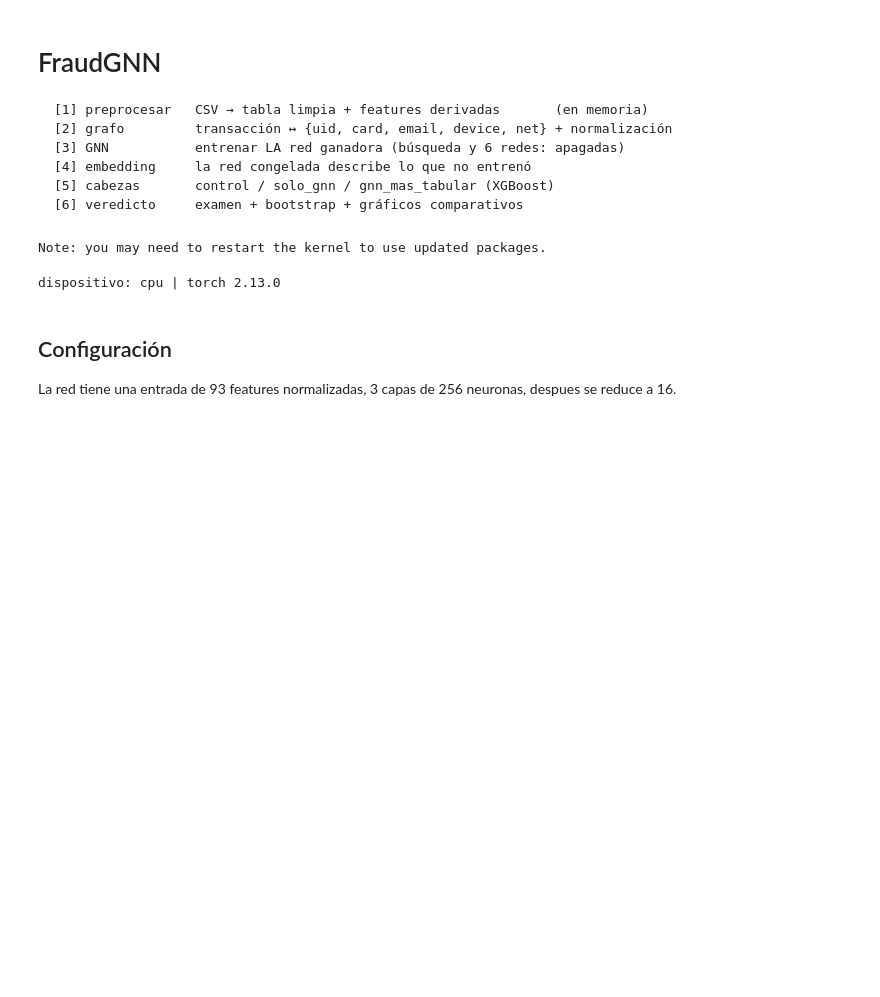
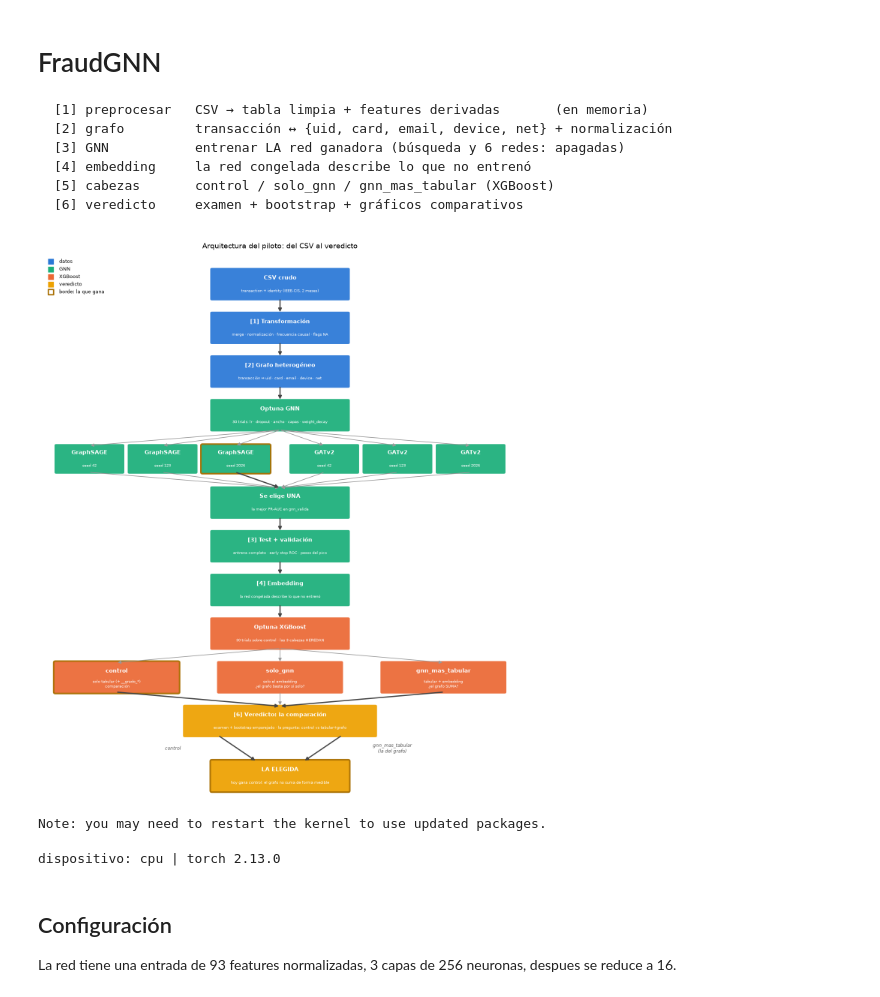
Before and after one commit to fredtorrealba/fraudgnn-continual, a Jupyter notebook: notebooks/piloto_fraudgnn.ipynb, the cells around one changed output. Drawn from its saved outputs; the diff is of its cells as text; code cells hidden in the pictures; blank space fills up the shorter version.

````diff
--- a/notebooks/piloto_fraudgnn.ipynb
+++ b/notebooks/piloto_fraudgnn.ipynb
@@ -9,6 +9,103 @@
 [5] cabezas       control / solo_gnn / gnn_mas_tabular (XGBoost)
 [6] veredicto     examen + bootstrap + gráficos comparativos
 ```
+# %%
+# ── Diagrama de la arquitectura: del CSV al veredicto, con las bifurcaciones
+# Autocontenido a propósito: corre antes de la celda de entorno.
+import matplotlib.pyplot as plt
+from matplotlib.patches import FancyBboxPatch, FancyArrowPatch
+
+C_DATO, C_GNN, C_XGB, C_FIN = "#2a78d6", "#1baf7a", "#eb6834", "#eda100"
+
+fig, ax = plt.subplots(figsize=(13, 15))
+ax.set_xlim(0, 14); ax.set_ylim(-0.55, 18.6); ax.axis("off")
+CX = 7.0                                   # el eje central del flujo
+
+def caja(cx, cy, w, h, titulo, detalle, color, ganadora=False):
+    ax.add_patch(FancyBboxPatch((cx - w/2, cy - h/2), w, h,
+                                boxstyle="round,pad=0.05", facecolor=color,
+                                edgecolor="#a86e00" if ganadora else "none",
+                                linewidth=3 if ganadora else 0, alpha=0.93))
+    dy = 0.22 if detalle else 0
+    ax.text(cx, cy + dy, titulo, ha="center", va="center",
+            fontsize=10.5, fontweight="bold", color="white")
+    if detalle:
+        ax.text(cx, cy - 0.24, detalle, ha="center", va="center",
+                fontsize=7.5, color="white")
+    return cx, cy
+
+def flecha(p, q, gruesa=False):
+    ax.add_patch(FancyArrowPatch(p, q, arrowstyle="-|>", mutation_scale=13,
+                                 color="#444444" if gruesa else "#999999",
+                                 linewidth=2.2 if gruesa else 1.2,
+                                 shrinkA=2, shrinkB=2))
+
+W, H = 4.0, 1.05                           # cajas del eje central
+Y = dict(csv=17.55, transf=16.0, grafo=14.45, opt_gnn=12.9, redes=11.35,
+         elige=9.8, test=8.25, emb=6.7, opt_xgb=5.15, cabezas=3.6,
+         veredicto=2.05, elegida=0.1)
+
+# ── el eje central ───────────────────────────────────────────────────────────
+caja(CX, Y["csv"],    W, H, "CSV crudo", "transaction + identity (IEEE-CIS, 2 meses)", C_DATO)
+caja(CX, Y["transf"], W, H, "[1] Transformación", "merge · normalización · frecuencia causal · flags NA", C_DATO)
+caja(CX, Y["grafo"],  W, H, "[2] Grafo heterogéneo", "transacción ↔ uid · card · email · device · net", C_DATO)
+caja(CX, Y["opt_gnn"], W, H, "Optuna GNN", "30 trials: lr · dropout · ancho · capas · weight_decay", C_GNN)
+caja(CX, Y["elige"],  W, H, "Se elige UNA", "la mejor PR-AUC en gnn_valida", C_GNN)
+caja(CX, Y["test"],   W, H, "[3] Test + validación", "entrena completo · early stop ROC · pesos del pico", C_GNN)
+caja(CX, Y["emb"],    W, H, "[4] Embedding", "la red congelada describe lo que no entrenó", C_GNN)
+caja(CX, Y["opt_xgb"], W, H, "Optuna XGBoost", "30 trials sobre control · las 3 cabezas HEREDAN", C_XGB)
+caja(CX, Y["veredicto"], W + 1.6, H, "[6] Veredicto: la comparación",
+     "examen + bootstrap emparejado · la pregunta: control vs tabular+grafo", C_FIN)
+caja(CX, Y["elegida"], W, H, "LA ELEGIDA", "hoy gana control: el grafo no suma de forma medible", C_FIN, ganadora=True)
+
+for a, b in [("csv", "transf"), ("transf", "grafo"), ("grafo", "opt_gnn"),
+             ("elige", "test"), ("test", "emb"), ("emb", "opt_xgb")]:
+    flecha((CX, Y[a] - H/2), (CX, Y[b] + H/2), gruesa=True)
+
+# ── bifurcación 1: las 6 redes (2 arquitecturas × 3 semillas) ────────────────
+w6, h6 = 1.95, 0.95
+xs6 = [1.4, 3.55, 5.7, 8.3, 10.45, 12.6]
+redes = [("GraphSAGE", 42), ("GraphSAGE", 123), ("GraphSAGE", 2026),
+         ("GATv2", 42), ("GATv2", 123), ("GATv2", 2026)]
+for x, (arq, seed) in zip(xs6, redes):
+    gana = (arq == "GraphSAGE" and seed == 2026)     # la que ganó de verdad
+    caja(x, Y["redes"], w6, h6, arq, f"seed {seed}", C_GNN, ganadora=gana)
+    flecha((CX, Y["opt_gnn"] - H/2), (x, Y["redes"] + h6/2))
+    flecha((x, Y["redes"] - h6/2), (CX, Y["elige"] + H/2), gruesa=gana)
+
+# ── bifurcación 2: las 3 cabezas XGBoost ─────────────────────────────────────
+w3, h3 = 3.6, 1.05
+xs3 = {"control": 2.2, "solo_gnn": 7.0, "gnn_mas_tabular": 11.8}
+caja(xs3["control"], Y["cabezas"], w3, h3, "control",
+     "solo tabular (+ __grado_*)\n comparación", C_XGB, ganadora=True)
+caja(xs3["solo_gnn"], Y["cabezas"], w3, h3, "solo_gnn",
+     "solo el embedding\n¿el grafo basta por sí solo?", C_XGB)
+caja(xs3["gnn_mas_tabular"], Y["cabezas"], w3, h3, "gnn_mas_tabular",
+     "tabular + embedding\n¿el grafo SUMA?", C_XGB)
+for nombre, x in xs3.items():
+    clave = nombre in ("control", "gnn_mas_tabular")   # el duelo del capstone
+    flecha((CX, Y["opt_xgb"] - H/2), (x, Y["cabezas"] + h3/2))
+    flecha((x, Y["cabezas"] - h3/2), (CX, Y["veredicto"] + H/2), gruesa=clave)
+
+# del veredicto salen las DOS finalistas y de ahí emerge la elegida
+flecha((CX - 1.8, Y["veredicto"] - H/2), (CX - 0.7, Y["elegida"] + H/2), gruesa=True)
+flecha((CX + 1.8, Y["veredicto"] - H/2), (CX + 0.7, Y["elegida"] + H/2), gruesa=True)
+y_medio = (Y["veredicto"] - H/2 + Y["elegida"] + H/2) / 2
+ax.text(CX - 3.15, y_medio, "control", ha="center", va="center",
+        fontsize=8.5, color="#555555", style="italic")
+ax.text(CX + 3.3, y_medio, "gnn_mas_tabular\n(la del grafo)", ha="center",
+        va="center", fontsize=8.5, color="#555555", style="italic")
+
+for texto, color in [("datos", C_DATO), ("GNN", C_GNN), ("XGBoost", C_XGB),
+                     ("veredicto", C_FIN)]:
+    ax.scatter([], [], s=90, marker="s", color=color, label=texto)
+ax.scatter([], [], s=90, marker="s", facecolor="white", edgecolor="#a86e00",
+           linewidth=2.5, label="borde: la que gana")
+ax.legend(loc="upper left", frameon=False, fontsize=9)
+ax.set_title("Arquitectura del piloto: del CSV al veredicto", fontsize=14, pad=12)
+plt.tight_layout(); plt.show()
+# %% [output]
+[figure, added]
 # %%
 # dependencias de interfaz (barras de progreso)
 %pip install -q ipywidgets
````
Also changed, not shown: parts of 4 cells of this notebook, 1 other file.
